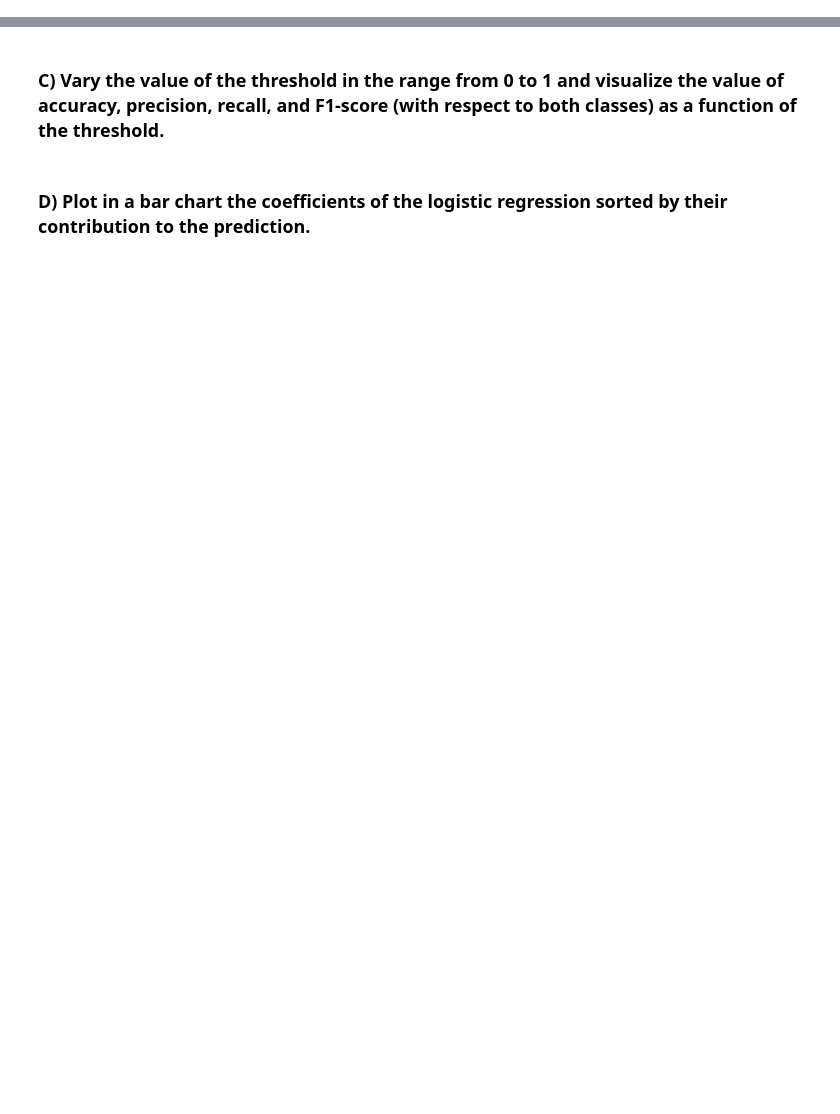
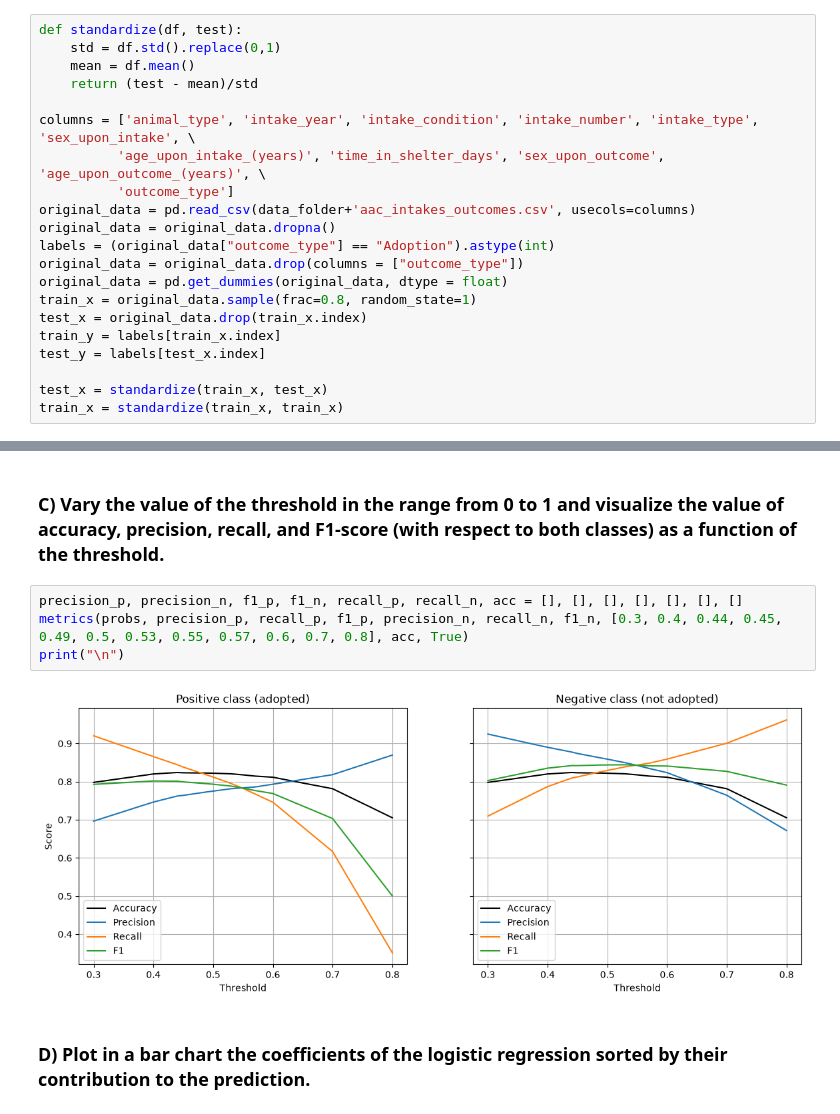
Before and after one commit to haaissa/ada-2026, a Jupyter notebook: Exercises/07 - Learning from data - Applied machine learning/AppliedML.ipynb, the cells around one changed output, grey strips where cells are left out. Cells and saved outputs as stored; diff of their text form; blank space fills up the shorter version.

```diff
--- a/Exercises/07 - Learning from data - Applied machine learning/AppliedML.ipynb
+++ b/Exercises/07 - Learning from data - Applied machine learning/AppliedML.ipynb
@@ -43,3 +39,24 @@ original_data = pd.read_csv(data_folder+'aac_intakes_outcomes.csv', usecols=colu
+# %%
+def standardize(df, test):
+    std = df.std().replace(0,1)
+    mean = df.mean()
+    return (test - mean)/std
+
+columns = ['animal_type', 'intake_year', 'intake_condition', 'intake_number', 'intake_type', 'sex_upon_intake', \
+          'age_upon_intake_(years)', 'time_in_shelter_days', 'sex_upon_outcome', 'age_upon_outcome_(years)', \
+          'outcome_type']
+original_data = pd.read_csv(data_folder+'aac_intakes_outcomes.csv', usecols=columns)
+original_data = original_data.dropna()
+labels = (original_data["outcome_type"] == "Adoption").astype(int)
+original_data = original_data.drop(columns = ["outcome_type"])
+original_data = pd.get_dummies(original_data, dtype = float)
+train_x = original_data.sample(frac=0.8, random_state=1)
+test_x = original_data.drop(train_x.index)
+train_y = labels[train_x.index]
+test_y = labels[test_x.index]
+
+test_x = standardize(train_x, test_x)
+train_x = standardize(train_x, train_x)
 # %% [markdown]
 ### B) Train a logistic regression classifier on your training set. Logistic regression returns probabilities as predictions, so in order to arrive at a binary prediction, you need to put a threshold on the predicted probabilities.
 - For the decision threshold of 0.5, present the performance of your classifier on the test set by displaying the confusion matrix. Based on the confusion matrix, manually calculate accuracy, precision, recall, and F1-score with respect to the positive and the negative class.
@@ -46,4 +128,10 @@ original_data = pd.read_csv(data_folder+'aac_intakes_outcomes.csv', usecols=colu
 # %% [markdown]
 ### C) Vary the value of the threshold in the range from 0 to 1 and visualize the value of accuracy, precision, recall, and F1-score (with respect to both classes) as a function of the threshold.
+# %%
+precision_p, precision_n, f1_p, f1_n, recall_p, recall_n, acc = [], [], [], [], [], [], []
+metrics(probs, precision_p, recall_p, f1_p, precision_n, recall_n, f1_n, [0.3, 0.4, 0.44, 0.45, 0.49, 0.5, 0.53, 0.55, 0.57, 0.6, 0.7, 0.8], acc, True)
+print("\n")
+# %% [output]
+[figure, added]
 # %% [markdown]
 ### D) Plot in a bar chart the coefficients of the logistic regression sorted by their contribution to the prediction.
```
Also changed, not shown: parts of 6 cells of this notebook.
